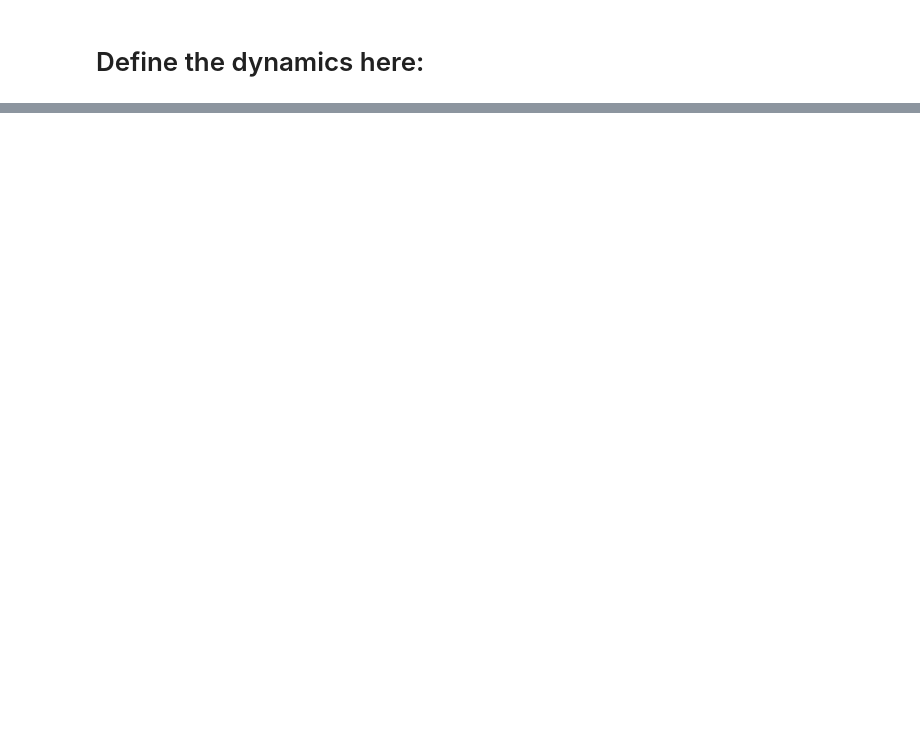
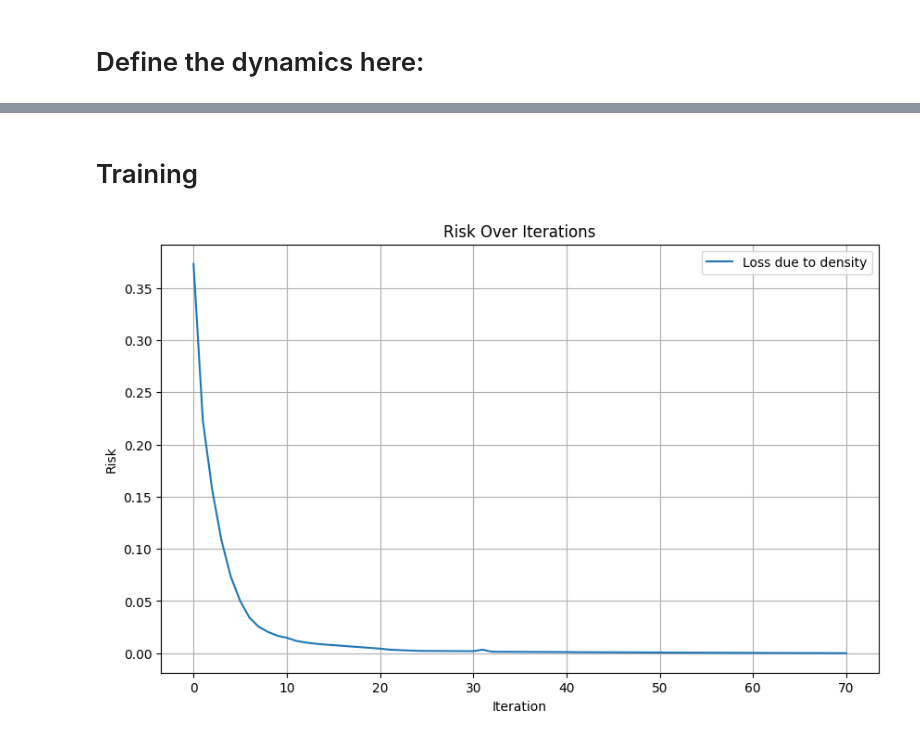
Before and after one commit to sahil-chaudhary/Neural-Control-Density-Functions, a Jupyter notebook: Experiments/Reachability/Reachability-Dubin's Car.ipynb, the cells around one changed output, grey strips where cells are left out. Drawn from its saved outputs; the diff is of its cells as text; code cells hidden in the pictures; blank space fills up the shorter version.

```diff
--- a/Experiments/Reachability/Reachability-Dubin's Car.ipynb
+++ b/Experiments/Reachability/Reachability-Dubin's Car.ipynb
@@ -133,0 +292,8 @@ def g(x):
+# %%
+
+rho_nn = DensityFunctionNet(input_dim=3, hidden_dim=6, output_dim=1).to(device)
+u_rho_nn = DensityFunctionNet(input_dim=3, hidden_dim=6, output_dim=1).to(device)
+gamma_nn = GammaFunctionNet(input_dim=3, output_dim=1).to(device)
+
+loss = control_density_loss(X_o,X_u,X, rho_nn, u_rho_nn, f, g, gamma_nn)
+print(loss)
@@ -133,0 +396,14 @@ def g(x):
+# %% [markdown]
+# Training
+# %%
+# prepare the config and stuff for smt solver
+config = Config()
+config.use_polytope_in_forall = True
+config.use_local_optimization = True
+config.precision = 1e-5
+epsilon = 0
+
+ball_lb = 0.5
+ball_ub = 6
+x1 = Variable("x1")
+x2 = Variable("x2")
@@ -133,0 +470,22 @@ def g(x):
+# %%
+def plot_results(risks, labels):
+    plt.figure(figsize=(10, 6))
+    for risk, label in zip(risks, labels):
+        plt.plot(risk, label=label)
+    plt.xlabel("Iteration")
+    plt.ylabel("Risk")
+    plt.title("Risk Over Iterations")
+    plt.legend()
+    plt.grid()
+    plt.show()
+# %%
+
+loss_density, rho_nn, u_rho_nn, gamma_nn = train_density(X_o,X_u,X,epochs=2000, learning_rate=1e-1)
+# %%
+
+risks = []
+risks.append(loss_density)
+
+plot_results(risks, labels=[f"Loss due to {d}" for d in ['density']])
+# %% [output]
+[figure, added]
```
Also changed, not shown: parts of 19 cells of this notebook.
